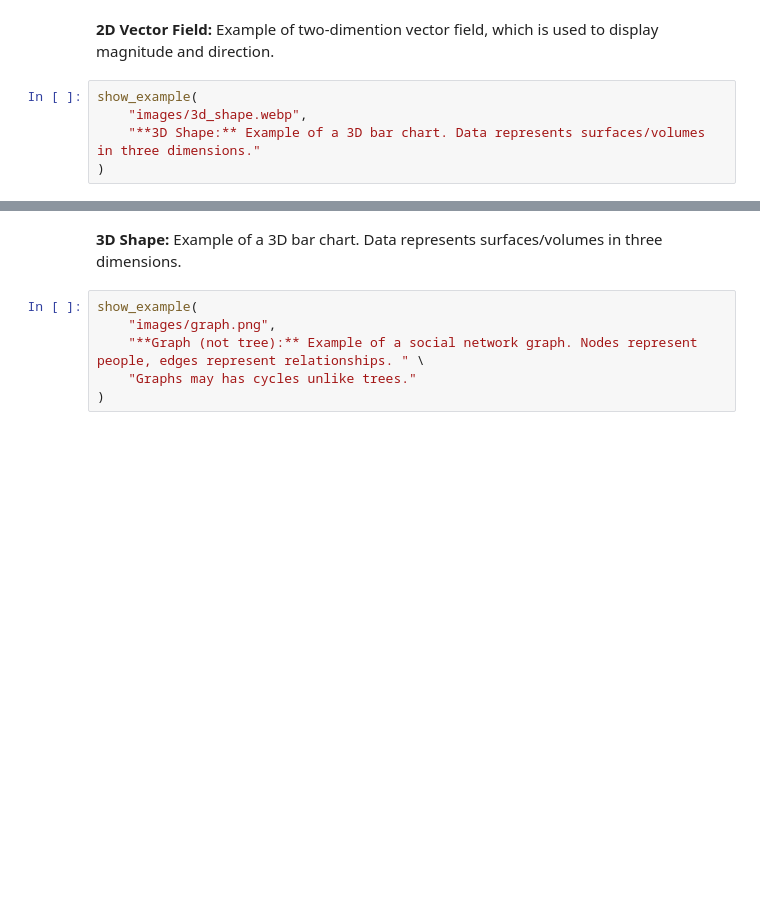
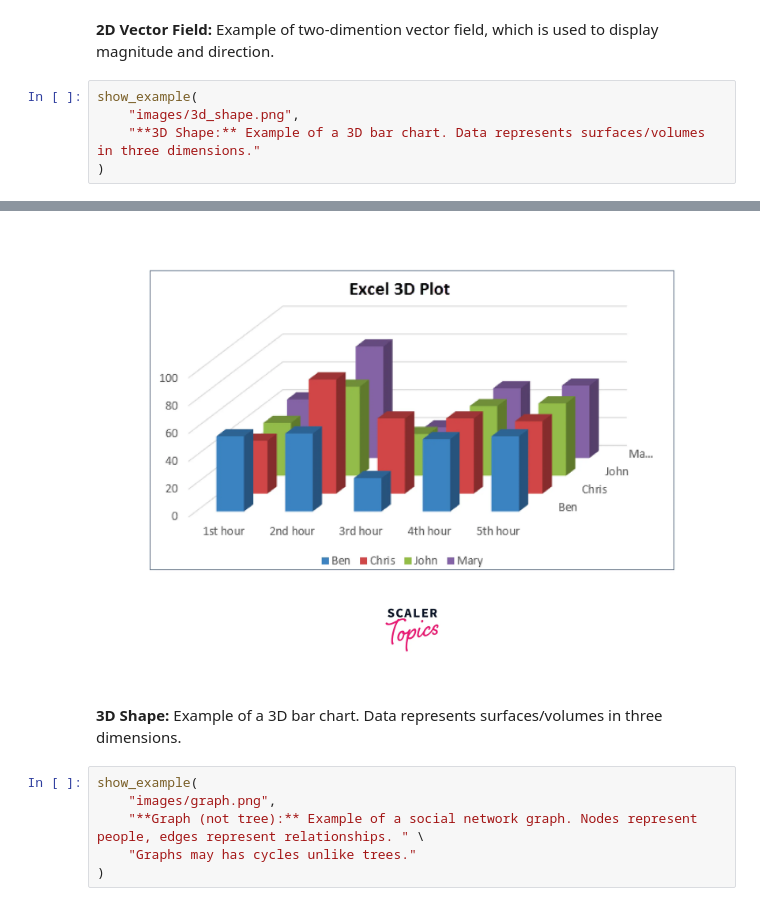
Before and after one commit to emallen2/CSc47400, a Jupyter notebook: prob3/problem3.ipynb, the cells around one changed output, grey strips where cells are left out. Drawn from its saved outputs; the diff is of its cells as text; blank space fills up the shorter version.

Commit message:
Fixed some of the images and decriptions

```diff
--- a/prob3/problem3.ipynb
+++ b/prob3/problem3.ipynb
@@ -46,7 +46,7 @@ show_example(
 **2D Vector Field:** Example of two-dimention vector field, which is used to display magnitude and direction.
 # %%
 show_example(
-    "images/3d_shape.webp",
+    "images/3d_shape.png",
     "**3D Shape:** Example of a 3D bar chart. Data represents surfaces/volumes in three dimensions."
 )
 # %% [output]
@@ -54,3 +53,4 @@ show_example(
+[figure, added]
 **3D Shape:** Example of a 3D bar chart. Data represents surfaces/volumes in three dimensions.
 # %%
 show_example(
```
Also changed, not shown: parts of 1 cell of this notebook, 2 other files.
